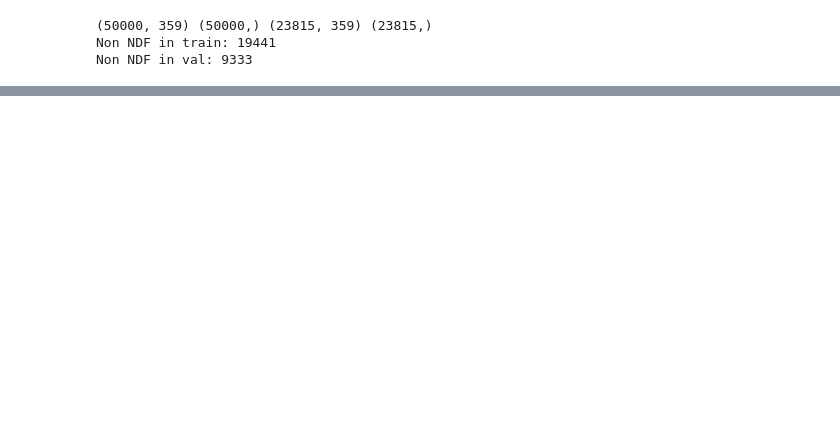
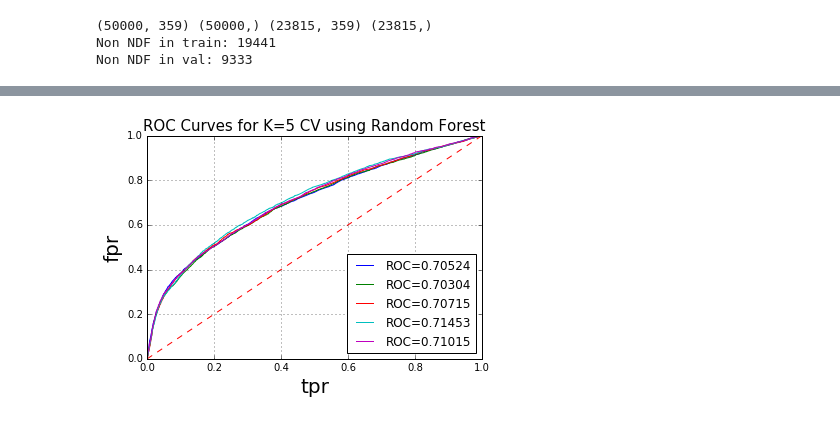
Before and after one commit to bhedayat/258-Assignment-2, a Jupyter notebook: Prediction/Prediction-Ninad.ipynb, the cells around one changed output, grey strips where cells are left out. Saved outputs shown, nothing was run; the diff lists cells and outputs as text; code cells hidden in the pictures; blank space fills up the shorter version.

Commit message:
Ninad Top Pred

```diff
--- a/Prediction/Prediction-Ninad.ipynb
+++ b/Prediction/Prediction-Ninad.ipynb
@@ -108,5 +121,5 @@ labels = np.ravel(Xsh[:,-1:] != 'NDF')
 # %%
-clf = RandomForestClassifier(n_estimators=100)
+clf = RandomForestClassifier(n_estimators=200)
 clf.fit(Xtrain,ytrain)
 pred_train = clf.predict(Xtrain)
 pred_val = clf.predict(Xval)
@@ -115,8 +128,8 @@ fpr,tpr,_ = metrics.roc_curve(yval,pred_val)
 auc_roc = metrics.roc_auc_score(yval,clf.predict_proba(Xval)[:,1])
 
 print 'AUC ROC curve: {0}'.format(auc_roc)
-print 'Train accuracy {0}'.format(np.mean(pred_train == ytrain))
-print 'Test accuracy {0}'.format(np.mean(pred_val == yval))
+print 'Valid accuracy {0}'.format(np.mean(pred_train == ytrain))
+print 'Val accuracy {0}'.format(np.mean(pred_val == yval))
 print 'Number of Actions {0}'.format(len(actions))
 
 plt.plot(fpr,tpr)
@@ -150,25 +148,24 @@ array([False, False, False, ..., False,  True, False], dtype=bool)
 # %%
-labels = np.ravel(Xsh[:,-1:] != 'NDF')
+kf = KFold(n_splits=5,shuffle=True, random_state=42)
+
 score = []
 fpr = []
 tpr = []
 roc_auc = []
 for train_index, val_index in kf.split(Xsh):
     X_train, X_val = Xsh[train_index,:-1], Xsh[val_index,:-1]
-    y_train, y_val = labels[train_index], labels[val_index]
+    y_train, y_val = np.ravel(Xsh[train_index,-1:] != 'NDF'), np.ravel(Xsh[val_index,-1:] != 'NDF')
 
-    random_search.fit(X_train, y_train)
-    rs = random_search.best_params_
-
-    clf = RandomForestClassifier(bootstrap=rs['bootstrap'],criterion=rs['criterion'],max_depth=rs['max_depth'])
+    clf = RandomForestClassifier(n_estimators=100)
     clf.fit(X_train,y_train)
 
-    #ROC
-    scores = clf.predict_proba(X_val)
-    #prob = np.max((scores),axis=1)
-    prob = scores[:,1]
+    pred_val = clf.predict_proba(X_val)[:,1]
 
-    f, t, thresholds = metrics.roc_curve(y_val, prob)
+    f,t,_ = metrics.roc_curve(y_val,pred_val)
+    auc = metrics.roc_auc_score(y_val,pred_val)
+
     fpr.append(f)
     tpr.append(t)
-    roc_auc.append(metrics.auc(f,t))
+    roc_auc.append(auc)
+
+print roc_auc
@@ -279,0 +174,18 @@ print score
+# %%
+plt.rc('xtick', labelsize=10)
+plt.rc('ytick', labelsize=10)
+
+plt.hold
+plt.grid()
+for i in range(len(fpr)):
+    plt.plot(fpr[i],tpr[i],label='ROC={0:.5f}'.format(roc_auc[i]))
+
+plt.plot([0,1],[0,1],linestyle='--',color='r')
+
+plt.ylabel('fpr',fontsize=20)
+plt.xlabel('tpr',fontsize=20)
+plt.title('ROC Curves for K=5 CV using Random Forest',fontsize=15)
+plt.legend(loc=4)
+plt.show()
+# %% [output]
+[figure, added]
```
Also changed, not shown: parts of 32 cells of this notebook.
